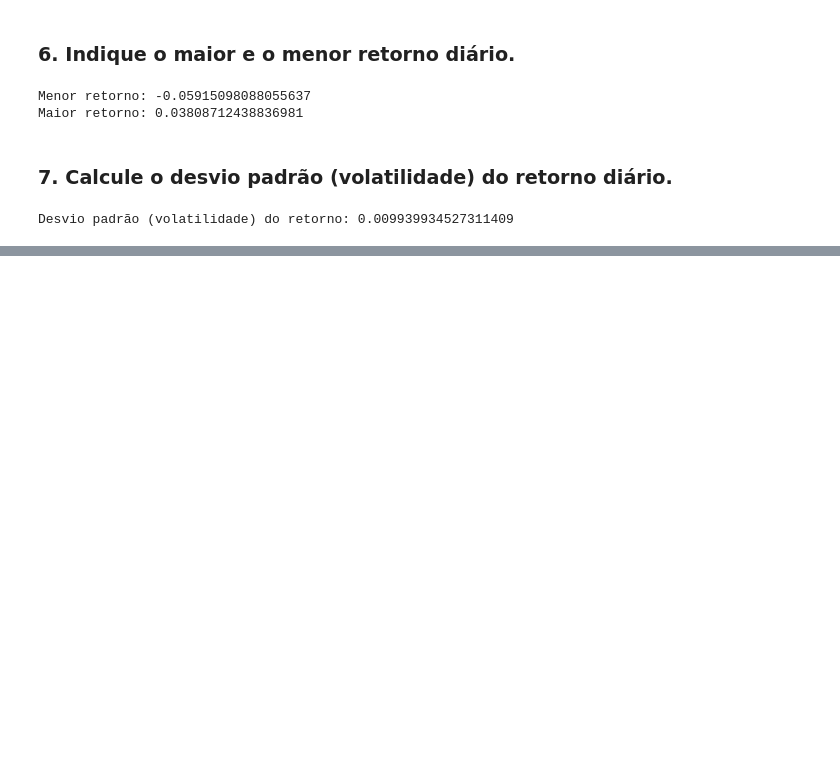
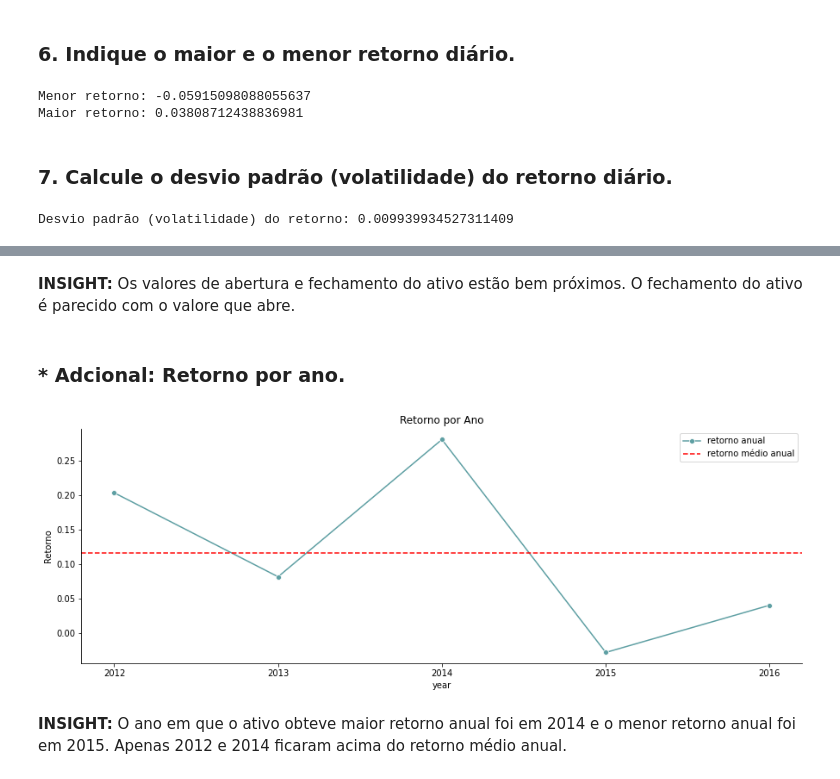
Before and after one commit to Jhonatanslopes/Case-Safira, a Jupyter notebook: Notebook/notebook.ipynb, the cells around one changed output, grey strips where cells are left out. Drawn from its saved outputs; the diff is of its cells as text; code cells hidden in the pictures; blank space fills up the shorter version.

```diff
--- a/Notebook/notebook.ipynb
+++ b/Notebook/notebook.ipynb
@@ -470,0 +504,20 @@ Desvio padrão (volatilidade) do retorno: 0.009939934527311409
+# %% [markdown]
+**INSIGHT:** Os valores de abertura e fechamento do ativo estão bem próximos. O fechamento do ativo é parecido com o valore  que abre.
+# %% [markdown]
+### * Adcional: Retorno por ano.
+# %%
+return_by_year = data[['retorno', 'year']].groupby('year').sum().reset_index() # agrupando retorno por ano
+return_by_year['year'] = return_by_year['year'].astype('str') # passando o Ano para string
+
+# plotando grafico
+plt.figure(figsize=(15, 5))
+sns.lineplot(y='retorno', x='year', data=return_by_year, color=palette[0], label='retorno anual', marker='o')
+plt.axhline(y=return_by_year['retorno'].mean(), color='r', linestyle='--', label='retorno médio anual')
+plt.legend()
+plt.ylabel('Retorno')
+plt.title('Retorno por Ano')
+sns.despine(right=True);
+# %% [output]
+[figure, added]
+# %% [markdown]
+**INSIGHT:** O ano em que o ativo obteve maior retorno anual foi em 2014 e o menor retorno anual foi em 2015. Apenas 2012 e 2014 ficaram acima do retorno médio anual.
```
Also changed, not shown: parts of 12 cells of this notebook.
